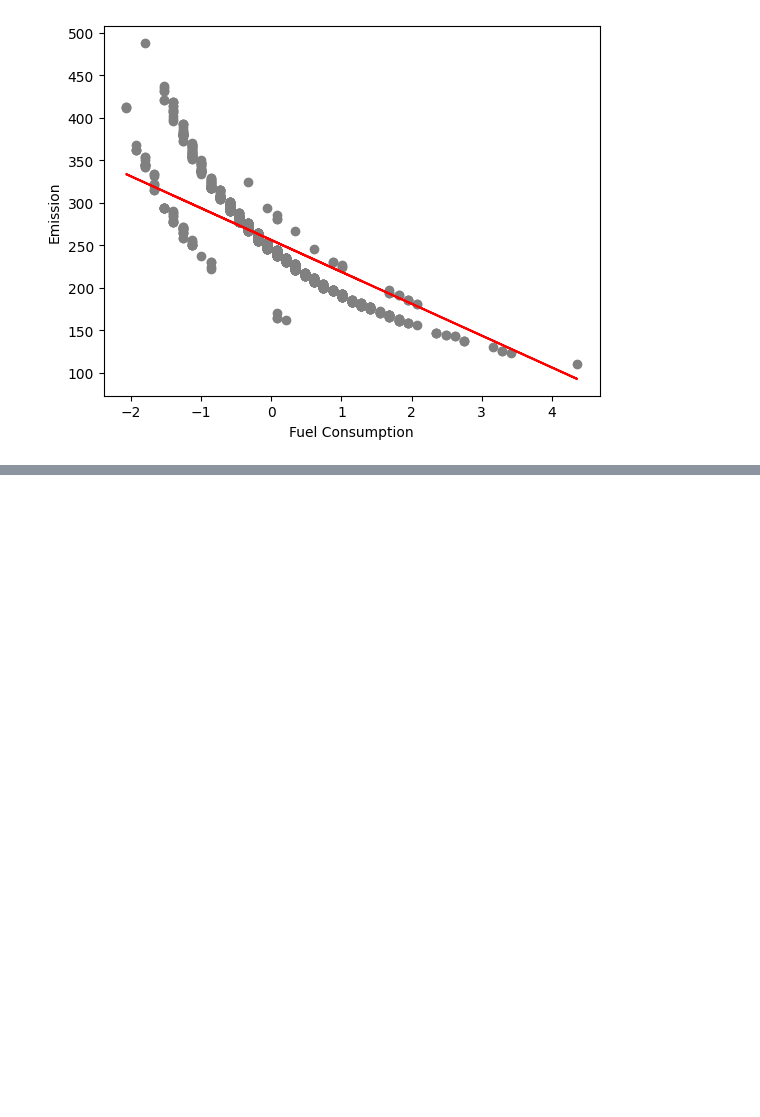
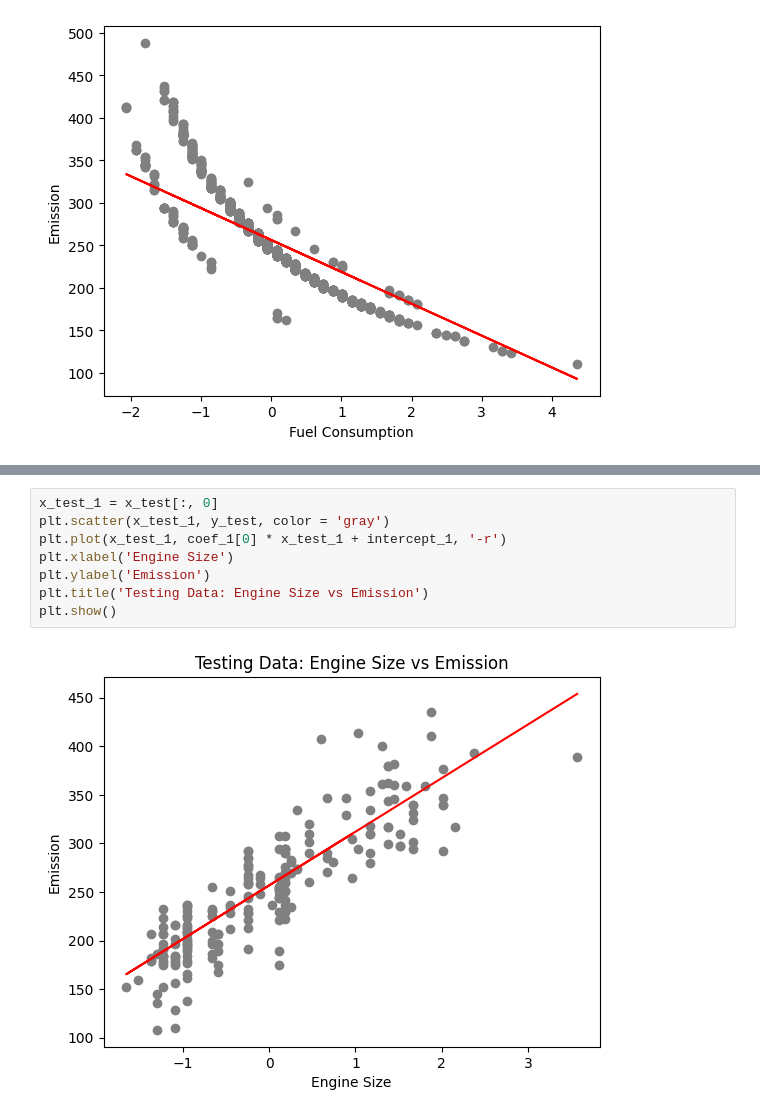
Before and after one commit to SammiWang0516/test, a Jupyter notebook: IBM_ML_MultipleLinearRegression.ipynb, the cells around one changed output, grey strips where cells are left out. Drawn from its saved outputs; the diff is of its cells as text; blank space fills up the shorter version.

```diff
--- a/IBM_ML_MultipleLinearRegression.ipynb
+++ b/IBM_ML_MultipleLinearRegression.ipynb
@@ -189,0 +210,10 @@ plt.show()
+# %%
+x_test_1 = x_test[:, 0]
+plt.scatter(x_test_1, y_test, color = 'gray')
+plt.plot(x_test_1, coef_1[0] * x_test_1 + intercept_1, '-r')
+plt.xlabel('Engine Size')
+plt.ylabel('Emission')
+plt.title('Testing Data: Engine Size vs Emission')
+plt.show()
+# %% [output]
+[figure, added]
```
Also changed, not shown: parts of 5 cells of this notebook.
